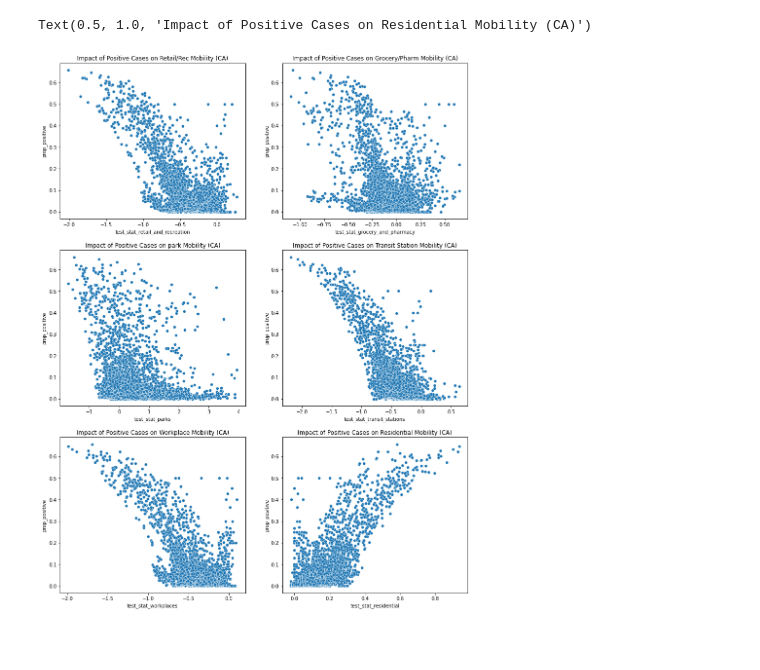
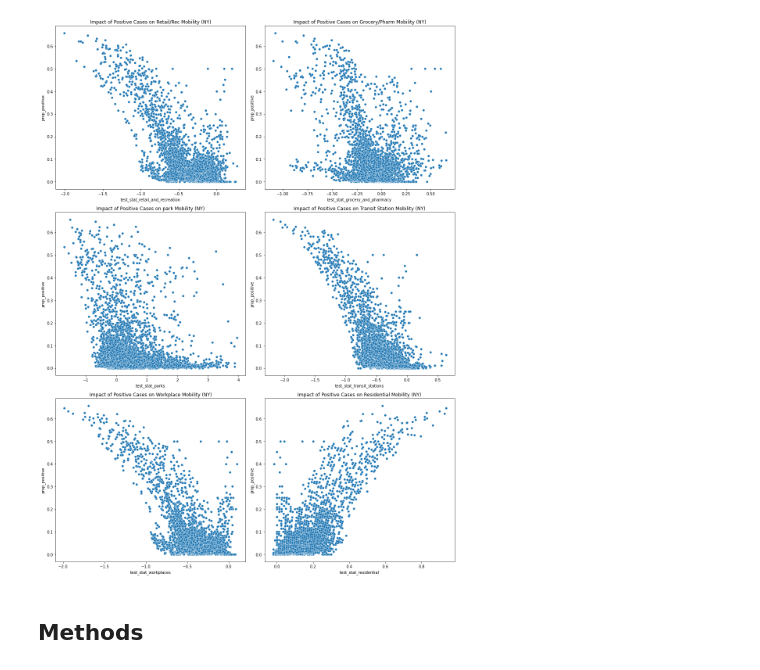
Before and after one commit to pkargupta/mobo102, a Jupyter notebook: [Data C102] Final Project Q2.ipynb, the cells around one changed output. Drawn from its saved outputs; the diff is of its cells as text; code cells hidden in the pictures; blank space fills up the shorter version.

```diff
--- a/[Data C102] Final Project Q2.ipynb
+++ b/[Data C102] Final Project Q2.ipynb
@@ -194,18 +414,0 @@ Text(0.5, 1.0, 'Impact of Positive Cases on Residential Mobility (CA)')
-# %%
-ny_data = pd.merge(ny_mobility, ny_cases,  how = 'inner', left_on = ['date','County'], right_on = ['date','County'])
-ny_data = ny_data.rename(columns = {'sub_region_1': 'state'})
-ny_data = ny_data.sort_values('date')
-ny_data['prop_positive'] = ny_data['positive_tests']/ny_data['total_tests']
-ny_data['retail_and_recreation_prop_change_from_baseline'] = ny_data['retail_and_recreation_percent_change_from_baseline']/100
-ny_data['grocery_and_pharmacy_prop_change_from_baseline'] = ny_data['grocery_and_pharmacy_percent_change_from_baseline']/100
-ny_data['parks_prop_change_from_baseline'] = ny_data['parks_percent_change_from_baseline']/100
-ny_data['transit_stations_prop_change_from_baseline'] = ny_data['transit_stations_percent_change_from_baseline']/100
-ny_data['workplaces_prop_change_from_baseline'] = ny_data['workplaces_percent_change_from_baseline']/100
-ny_data['residential_prop_change_from_baseline'] = ny_data['residential_percent_change_from_baseline']/100
-ny_data = ny_data.dropna()
-ny_data = ny_data[['state', 'County', 'date', 'prop_positive', 'retail_and_recreation_prop_change_from_baseline',
-                  'grocery_and_pharmacy_prop_change_from_baseline', 'parks_prop_change_from_baseline',
-                  'transit_stations_prop_change_from_baseline', 'workplaces_prop_change_from_baseline',
-                  'residential_prop_change_from_baseline']]
-ny_data = ny_data[ny_data['prop_positive'] != 1]
-ny_data.head()
@@ -269,29 +415,34 @@ ny_data.head()
 # %%
+# NY
+
 fig, ax = plt.subplots(3, 2, figsize=(15, 20))
 
 sns.scatterplot(ny_data['test_stat_retail_and_recreation'], ny_data['prop_positive'],
                 ax = ax[0][0]).set_title(
-'Impact of Positive Cases on Retail/Rec Mobility (CA)')
+'Impact of Positive Cases on Retail/Rec Mobility (NY)')
 
 sns.scatterplot(ny_data['test_stat_grocery_and_pharmacy'], ny_data['prop_positive'],
                ax = ax[0][1]).set_title(
-'Impact of Positive Cases on Grocery/Pharm Mobility (CA)')
+'Impact of Positive Cases on Grocery/Pharm Mobility (NY)')
 
 sns.scatterplot(ny_data['test_stat_parks'], ny_data['prop_positive'],
                 ax = ax[1][0]).set_title(
-'Impact of Positive Cases on park Mobility (CA)')
+'Impact of Positive Cases on park Mobility (NY)')
 
 sns.scatterplot(ny_data['test_stat_transit_stations'], ny_data['prop_positive'],
                 ax = ax[1][1]).set_title(
-'Impact of Positive Cases on Transit Station Mobility (CA)')
+'Impact of Positive Cases on Transit Station Mobility (NY)')
 
 sns.scatterplot(ny_data['test_stat_workplaces'], ny_data['prop_positive'],
                 ax = ax[2][0]).set_title(
-'Impact of Positive Cases on Workplace Mobility (CA)')
+'Impact of Positive Cases on Workplace Mobility (NY)')
 
 sns.scatterplot(ny_data['test_stat_residential'], ny_data['prop_positive'],
                 ax = ax[2][1]).set_title(
-'Impact of Positive Cases on Residential Mobility (CA)')
+'Impact of Positive Cases on Residential Mobility (NY)')
+
+plt.tight_layout()
 # %% [output]
-Text(0.5, 1.0, 'Impact of Positive Cases on Residential Mobility (CA)')
-[figure, old version]
+[figure, new version]
+# %% [markdown]
+## Methods
```
Also changed, not shown: parts of 56 cells of this notebook.
